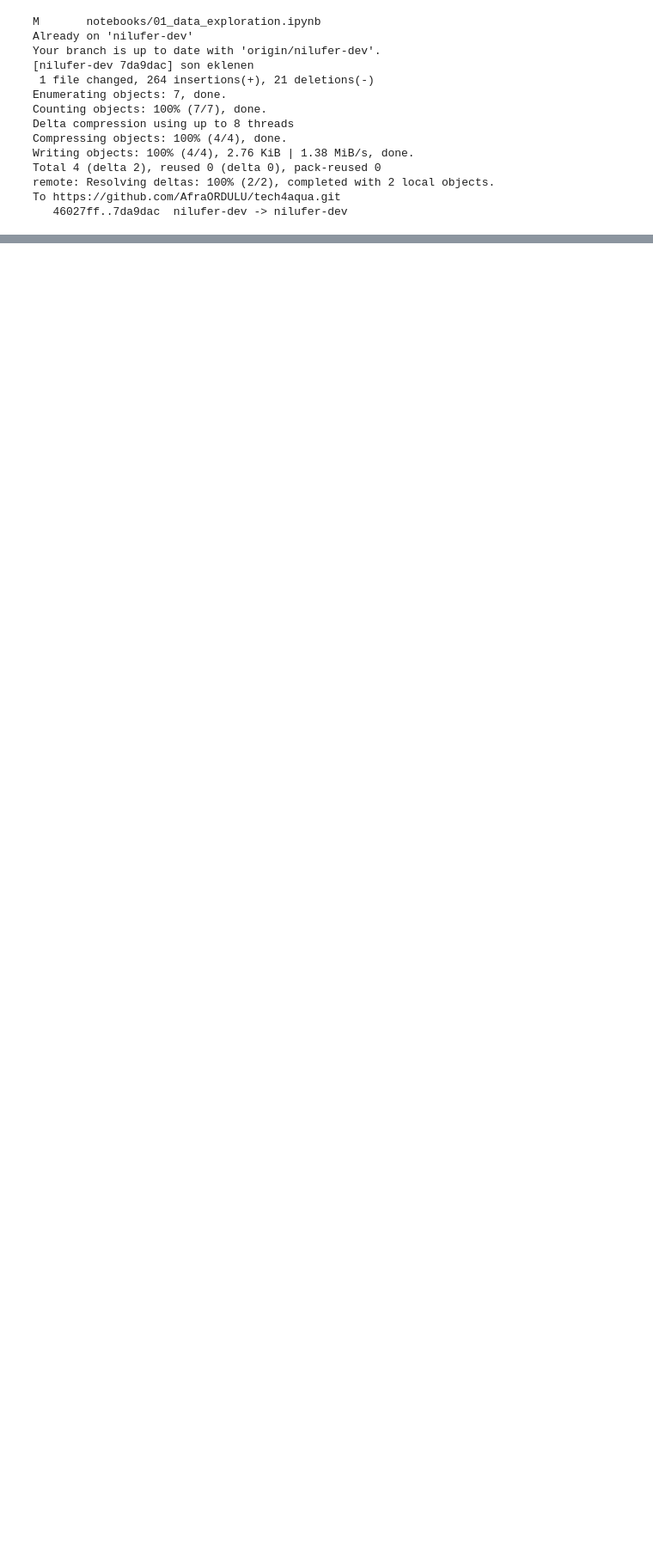
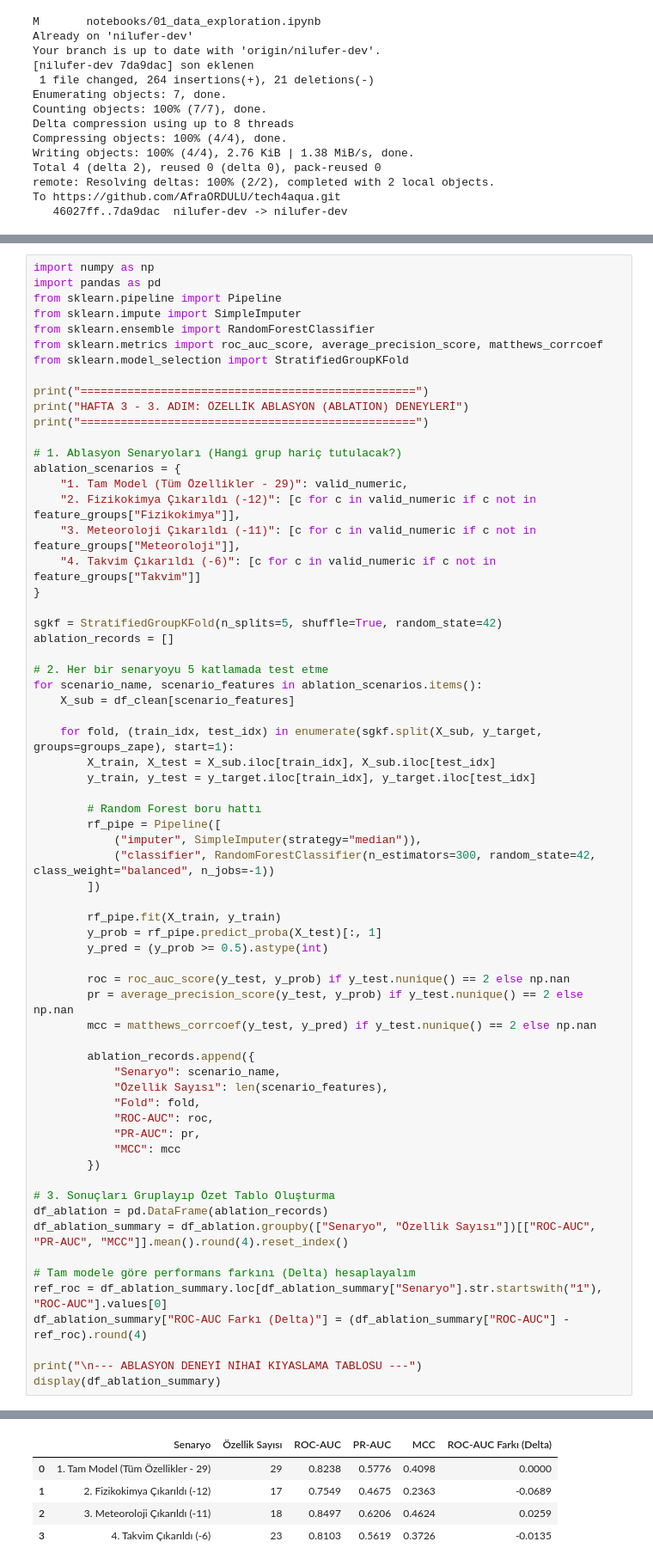
Before and after one commit to AfraORDULU/tech4aqua, a Jupyter notebook: notebooks/01_data_exploration.ipynb, the cells around one changed output, grey strips where cells are left out. Shown at 86% size. Cells and saved outputs as stored; diff of their text form; blank space fills up the shorter version.

Commit message:
feat(hafta-3): ablasyon deneyleri tamamlandi

```diff
--- a/notebooks/01_data_exploration.ipynb
+++ b/notebooks/01_data_exploration.ipynb
@@ -1116,0 +1300,66 @@ To https://github.com/AfraORDULU/tech4aqua.git
+# %%
+import numpy as np
+import pandas as pd
+from sklearn.pipeline import Pipeline
+from sklearn.impute import SimpleImputer
+from sklearn.ensemble import RandomForestClassifier
+from sklearn.metrics import roc_auc_score, average_precision_score, matthews_corrcoef
+from sklearn.model_selection import StratifiedGroupKFold
+
+print("==================================================")
+print("HAFTA 3 - 3. ADIM: ÖZELLİK ABLASYON (ABLATION) DENEYLERİ")
+print("==================================================")
+
+# 1. Ablasyon Senaryoları (Hangi grup hariç tutulacak?)
+ablation_scenarios = {
+    "1. Tam Model (Tüm Özellikler - 29)": valid_numeric,
+    "2. Fizikokimya Çıkarıldı (-12)": [c for c in valid_numeric if c not in feature_groups["Fizikokimya"]],
+    "3. Meteoroloji Çıkarıldı (-11)": [c for c in valid_numeric if c not in feature_groups["Meteoroloji"]],
+    "4. Takvim Çıkarıldı (-6)": [c for c in valid_numeric if c not in feature_groups["Takvim"]]
+}
+
+sgkf = StratifiedGroupKFold(n_splits=5, shuffle=True, random_state=42)
+ablation_records = []
+
+# 2. Her bir senaryoyu 5 katlamada test etme
+for scenario_name, scenario_features in ablation_scenarios.items():
+    X_sub = df_clean[scenario_features]
+
+    for fold, (train_idx, test_idx) in enumerate(sgkf.split(X_sub, y_target, groups=groups_zape), start=1):
+        X_train, X_test = X_sub.iloc[train_idx], X_sub.iloc[test_idx]
+        y_train, y_test = y_target.iloc[train_idx], y_target.iloc[test_idx]
+
+        # Random Forest boru hattı
+        rf_pipe = Pipeline([
+            ("imputer", SimpleImputer(strategy="median")),
+            ("classifier", RandomForestClassifier(n_estimators=300, random_state=42, class_weight="balanced", n_jobs=-1))
+        ])
+
+        rf_pipe.fit(X_train, y_train)
+        y_prob = rf_pipe.predict_proba(X_test)[:, 1]
+        y_pred = (y_prob >= 0.5).astype(int)
+
+        roc = roc_auc_score(y_test, y_prob) if y_test.nunique() == 2 else np.nan
+        pr = average_precision_score(y_test, y_prob) if y_test.nunique() == 2 else np.nan
+        mcc = matthews_corrcoef(y_test, y_pred) if y_test.nunique() == 2 else np.nan
+
+        ablation_records.append({
+            "Senaryo": scenario_name,
+            "Özellik Sayısı": len(scenario_features),
+            "Fold": fold,
+            "ROC-AUC": roc,
+            "PR-AUC": pr,
+            "MCC": mcc
+        })
+
+# 3. Sonuçları Gruplayıp Özet Tablo Oluşturma
+df_ablation = pd.DataFrame(ablation_records)
+df_ablation_summary = df_ablation.groupby(["Senaryo", "Özellik Sayısı"])[["ROC-AUC", "PR-AUC", "MCC"]].mean().round(4).reset_index()
+
+# Tam modele göre performans farkını (Delta) hesaplayalım
+ref_roc = df_ablation_summary.loc[df_ablation_summary["Senaryo"].str.startswith("1"), "ROC-AUC"].values[0]
+df_ablation_summary["ROC-AUC Farkı (Delta)"] = (df_ablation_summary["ROC-AUC"] - ref_roc).round(4)
+
+print("\n--- ABLASYON DENEYİ NİHAİ KIYASLAMA TABLOSU ---")
+display(df_ablation_summary)
+# %% [output]
@@ -1116,0 +1371,5 @@ To https://github.com/AfraORDULU/tech4aqua.git
+|  | Senaryo | Özellik Sayısı | ROC-AUC | PR-AUC | MCC | ROC-AUC Farkı (Delta) |
+| 0 | 1. Tam Model (Tüm Özellikler - 29) | 29 | 0.8238 | 0.5776 | 0.4098 | 0.0000 |
+| 1 | 2. Fizikokimya Çıkarıldı (-12) | 17 | 0.7549 | 0.4675 | 0.2363 | -0.0689 |
+| 2 | 3. Meteoroloji Çıkarıldı (-11) | 18 | 0.8497 | 0.6206 | 0.4624 | 0.0259 |
+| 3 | 4. Takvim Çıkarıldı (-6) | 23 | 0.8103 | 0.5619 | 0.3726 | -0.0135 |
```
Also changed, not shown: parts of 3 cells of this notebook.
